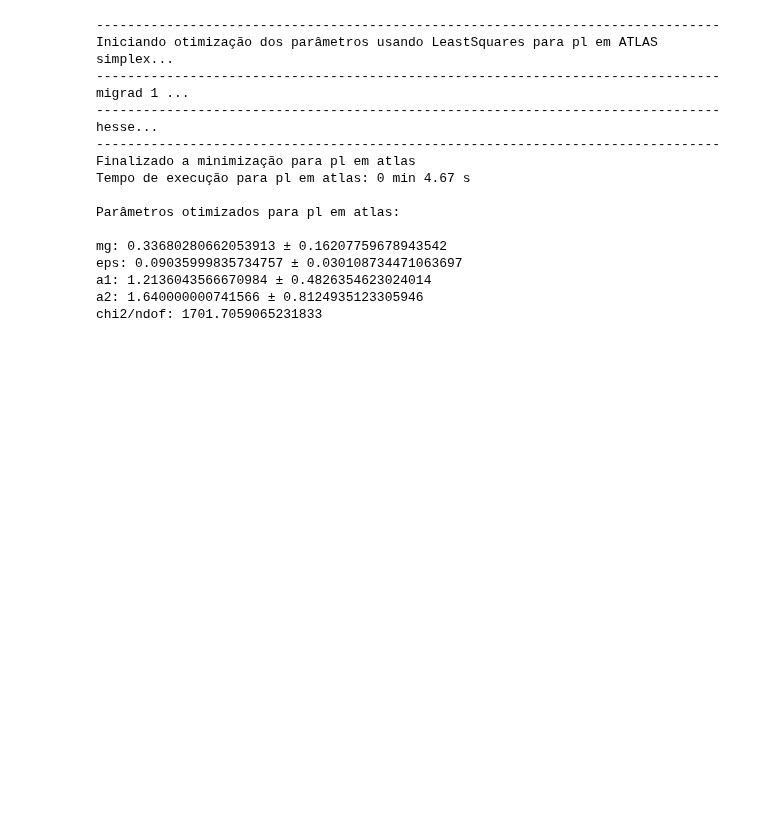
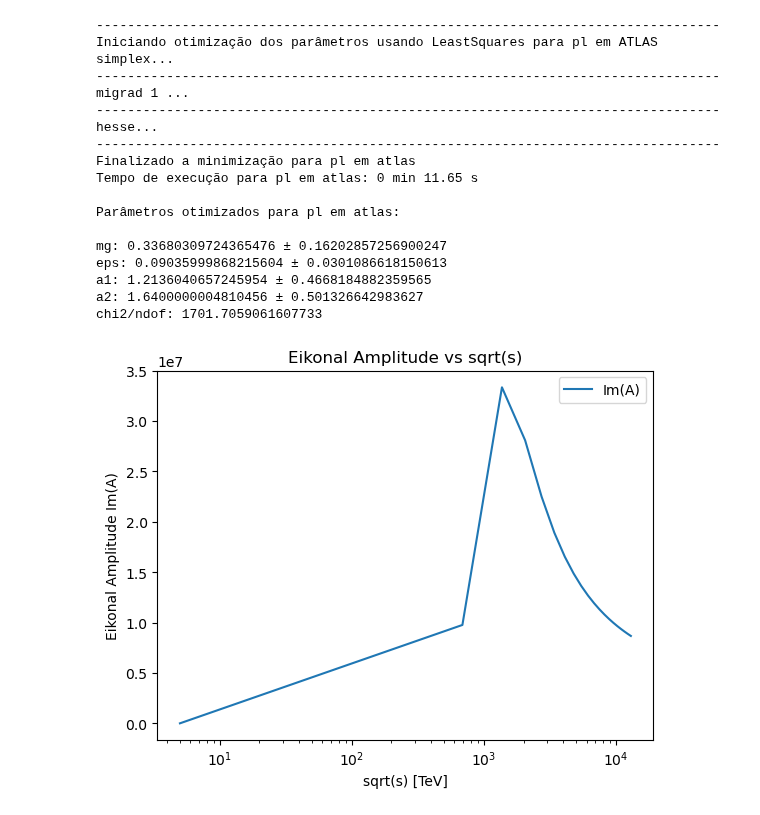
Before and after one commit to HEP-Physics-UFRGS/Two-Gluon-Exchange, a Jupyter notebook: scripts/explonatory/eikonal_minimization/best_fit_v8_2_2.ipynb, the cells around one changed output. Cells and saved outputs as stored; diff of their text form; code cells hidden in the pictures; blank space fills up the shorter version.

```diff
--- a/scripts/explonatory/eikonal_minimization/best_fit_v8_2_2.ipynb
+++ b/scripts/explonatory/eikonal_minimization/best_fit_v8_2_2.ipynb
@@ -338,7 +339,7 @@ from scipy.special import j0
 
 def optimized_model_function(x_born, eps, mg, a1, a2, sqrt_s,
                              model_type='log',
-                             q_integration_points=np.linspace(0, 0.1, 10),
+                             q_integration_points=np.linspace(0, 0.1, 100),
                              b_max=5.0, q_max=2.0, # Max limits for eikonal integrals
                              n_k=50, n_phi=50, n_b=80, n_q=80):
     """
@@ -538,12 +539,65 @@ migrad 1 ...
 hesse...
 --------------------------------------------------------------------------------
 Finalizado a minimização para pl em atlas
-Tempo de execução para pl em atlas: 0 min 4.67 s
+Tempo de execução para pl em atlas: 0 min 11.65 s
 
 Parâmetros otimizados para pl em atlas:
 
-mg: 0.33680280662053913 ± 0.16207759678943542
-eps: 0.09035999835734757 ± 0.030108734471063697
-a1: 1.2136043566670984 ± 0.4826354623024014
-a2: 1.640000000741566 ± 0.8124935123305946
-chi2/ndof: 1701.7059065231833
+mg: 0.33680309724365476 ± 0.16202857256900247
+eps: 0.09035999868215604 ± 0.0301086618150613
+a1: 1.2136040657245954 ± 0.4668184882359565
+a2: 1.6400000004810456 ± 0.501326642983627
+chi2/ndof: 1701.7059061607733
+# %%
+eps = m_pl_atlas.values['eps']
+mg = m_pl_atlas.values['mg']
+a1 = m_pl_atlas.values['a1']
+a2 = m_pl_atlas.values['a2']
+model_type = 'pl'
+m2_func = m2_pl
+q_integration_points = np.linspace(0, 0.1, 500)
+b_max = 30
+q_max = 0.2
+n_k = 50
+n_phi = 50
+n_b = 80
+n_q = 80
+
+def compute_diff_T(sqrt_s):
+    s = sqrt_s ** 2
+    x_k, w_k = leggauss(n_k)
+    k_nodes = 0.5 * (x_k + 1) * sqrt_s
+    w_k_mapped = w_k * 0.5 * sqrt_s
+    x_phi, w_phi = leggauss(n_phi)
+    phi_nodes = (x_phi + 1) * np.pi
+    w_phi_mapped = w_phi * np.pi
+    k_grid = k_nodes[:, np.newaxis, np.newaxis]
+    phi_grid = phi_nodes[np.newaxis, :, np.newaxis]
+    q_grid_outer = q_integration_points[np.newaxis, np.newaxis, :]
+    integrand_T = k_grid * (T_1(k_grid, phi_grid, mg, a1, a2, m2_func, q_grid_outer) -
+                            T_2(k_grid, phi_grid, mg, a1, a2, m2_func, q_grid_outer))
+    T_vals = np.einsum('kpq,k,p->q', integrand_T, w_k_mapped, w_phi_mapped)
+    diff_T = np.trapezoid(T_vals, q_integration_points)
+    return diff_T
+
+sqrt_s_vals = np.linspace(5, 13000, 20)
+amplitudes = []
+for sqrt_s in sqrt_s_vals:
+    diff_T = compute_diff_T(sqrt_s)
+    s = sqrt_s ** 2
+    born_amp_value = born_amp(diff_T, s, eps, 0)
+    A_eik = compute_eikonal_amplitude([sqrt_s], b_max, q_max, born_amp_value)[0]
+    amplitudes.append(A_eik)
+
+amplitudes = np.array(amplitudes)
+
+plt.figure()
+plt.plot(sqrt_s_vals, np.imag(amplitudes), label='Im(A)')
+plt.xlabel('sqrt(s) [TeV]')
+plt.xscale('log')
+plt.ylabel('Eikonal Amplitude Im(A)')
+plt.title('Eikonal Amplitude vs sqrt(s)')
+plt.legend()
+plt.show()
+# %% [output]
+[figure, added]
```
Also changed, not shown: parts of 2 cells of this notebook, 6 other files.
